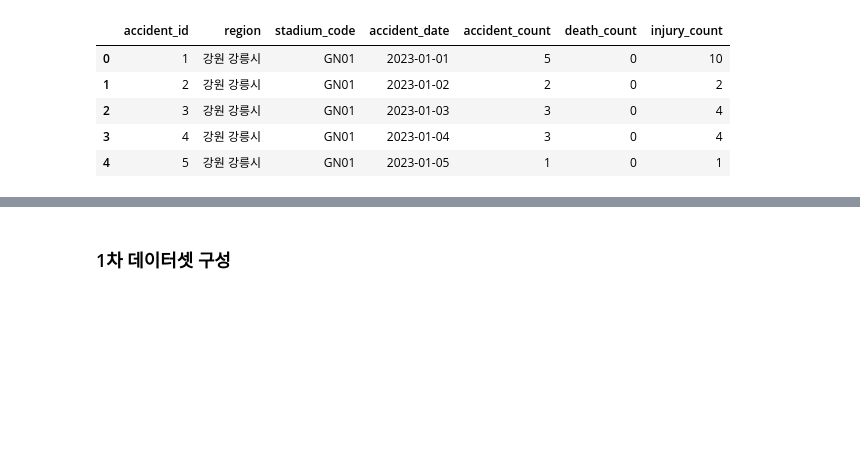
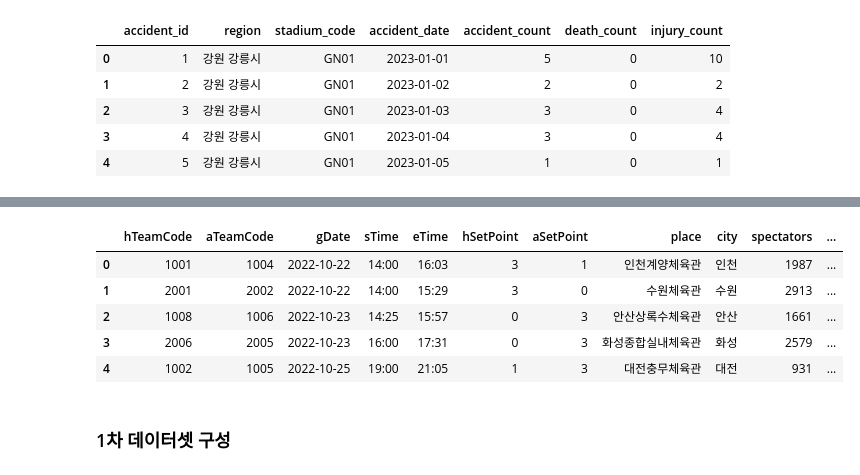
Before and after one commit to StaG-lab/ai-proj-2nd-class, a Jupyter notebook: 04.data_preprocess/1차_데이터셋구성_고승규.ipynb, the cells around one changed output, grey strips where cells are left out. Saved outputs shown, nothing was run; the diff lists cells and outputs as text; code cells hidden in the pictures; blank space fills up the shorter version.

```diff
--- a/04.data_preprocess/1차_데이터셋구성_고승규.ipynb
+++ b/04.data_preprocess/1차_데이터셋구성_고승규.ipynb
@@ -113,3 +198,33 @@ traffic_accident_df.head()
+# %%
+# 축구 관중수..
+df_vlg_audience = pd.read_csv('./raw_data/배구_vl_관중수_2023_2024.csv', encoding='utf-8')
+vlg_stadium_codemap = {
+    "안산상록수체육관": "AS01",
+    "천안유관순체육관": "CA02",
+    "대전충무체육관": "DJ04",
+    "김천실내체육관": "GC02",
+    "구미박정희체육관": "GM01",
+    "페퍼스타디움": "HS01",
+    "화성종합실내체육관": "HS02",
+    "인천계양체육관": "IC03",
+    "인천삼산월드체육관": "IC04",
+    "서울장충체육관": "SO08",
+    "수원체육관": "SU05",
+    "의정부체육관": "UJ01",
+    "경민대학교 기념관(체육관)": "UJ02"
+}
+
+df_vlg_audience["stadium_code"] = df_vlg_audience["place"].map(vlg_stadium_codemap)
+df_vlg_audience["gDate"] = pd.to_datetime(df_vlg_audience["gDate"], format="%Y.%m.%d").dt.date
+#print(df_vlg_audience['gDate'].apply(type).value_counts())
+df_vlg_audience.head()
+# %% [output]
+|  | hTeamCode | aTeamCode | gDate | sTime | eTime | hSetPoint | aSetPoint | place | city | spectators | ... |
+| 0 | 1001 | 1004 | 2022-10-22 | 14:00 | 16:03 | 3 | 1 | 인천계양체육관 | 인천 | 1987 | ... |
+| 1 | 2001 | 2002 | 2022-10-22 | 14:00 | 15:29 | 3 | 0 | 수원체육관 | 수원 | 2913 | ... |
+| 2 | 1008 | 1006 | 2022-10-23 | 14:25 | 15:57 | 0 | 3 | 안산상록수체육관 | 안산 | 1661 | ... |
+| 3 | 2006 | 2005 | 2022-10-23 | 16:00 | 17:31 | 0 | 3 | 화성종합실내체육관 | 화성 | 2579 | ... |
+| 4 | 1002 | 1005 | 2022-10-25 | 19:00 | 21:05 | 1 | 3 | 대전충무체육관 | 대전 | 931 | ... |
 # %% [markdown]
 <h3>1차 데이터셋 구성</h3>
 # %%
```
Also changed, not shown: parts of 9 cells of this notebook, 10 other files.
